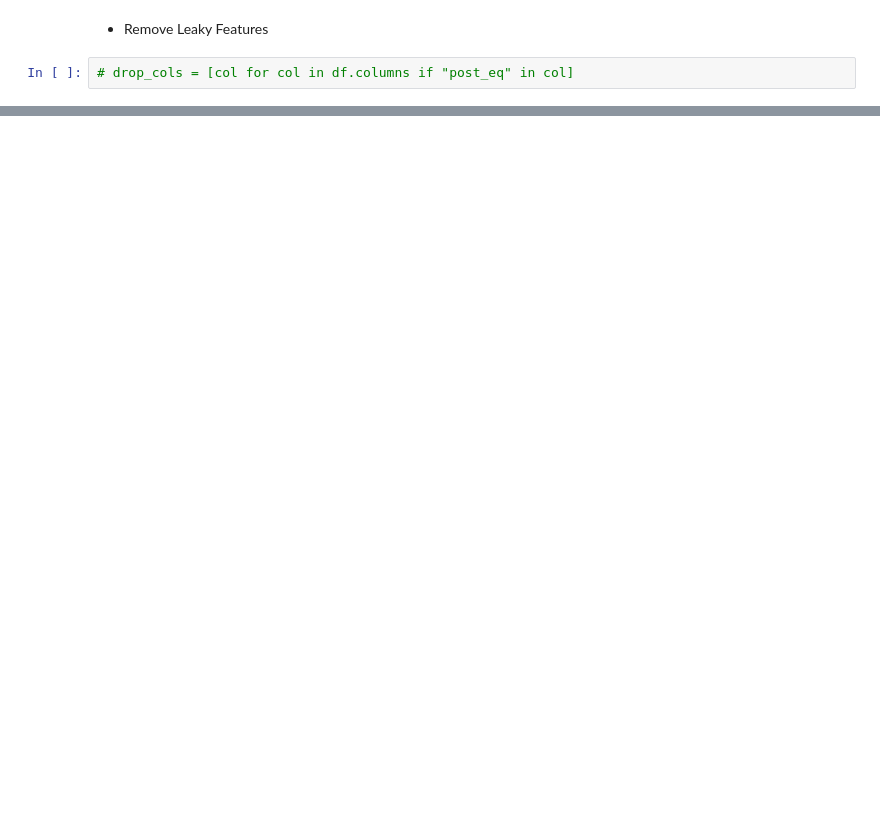
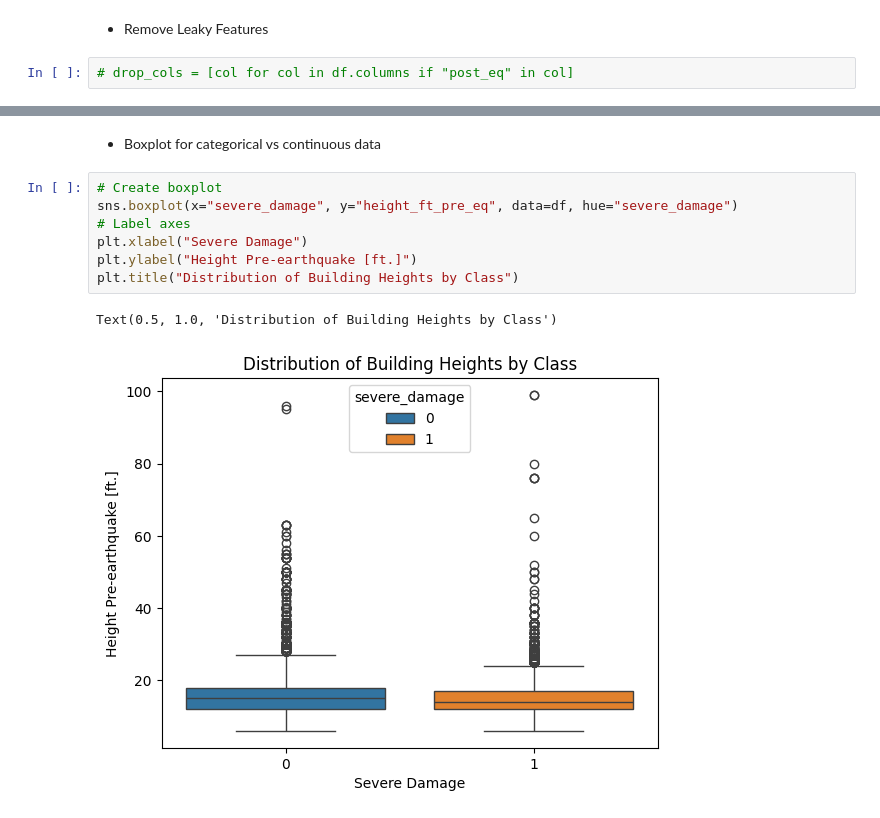
Before and after one commit to tech-ml-quant-luv/Applied_data_science_lab_worldquant, a Jupyter notebook: Project 4 - Earthquake damage in Nepal/042-logistic-regression.ipynb, the cells around one changed output, grey strips where cells are left out. Cells and saved outputs as stored; diff of their text form; blank space fills up the shorter version.

Commit message:
understood why box plots are needed to find continuous vs discrete correlation

```diff
--- a/Project 4 - Earthquake damage in Nepal/042-logistic-regression.ipynb
+++ b/Project 4 - Earthquake damage in Nepal/042-logistic-regression.ipynb
@@ -68,0 +135,12 @@ None
+# %% [markdown]
+- Boxplot for categorical vs continuous data
+# %%
+# Create boxplot
+sns.boxplot(x="severe_damage", y="height_ft_pre_eq", data=df, hue="severe_damage")
+# Label axes
+plt.xlabel("Severe Damage")
+plt.ylabel("Height Pre-earthquake [ft.]")
+plt.title("Distribution of Building Heights by Class")
+# %% [output]
+Text(0.5, 1.0, 'Distribution of Building Heights by Class')
+[figure, added]
```
Also changed, not shown: parts of 21 cells of this notebook.
